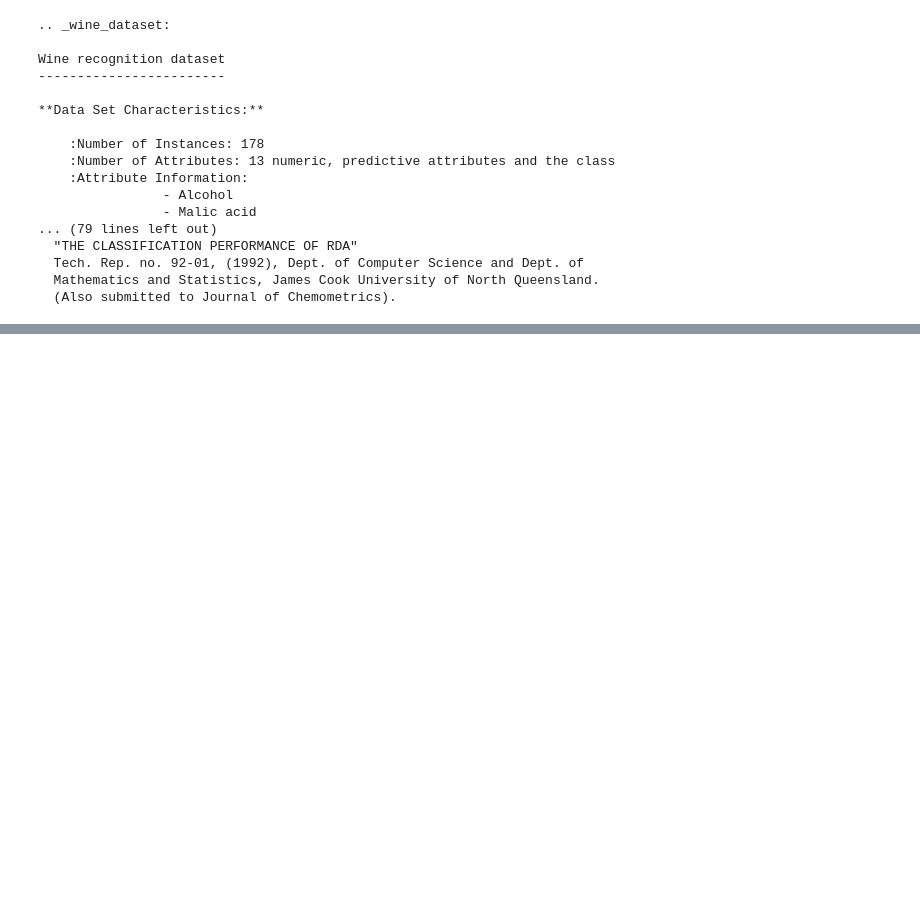
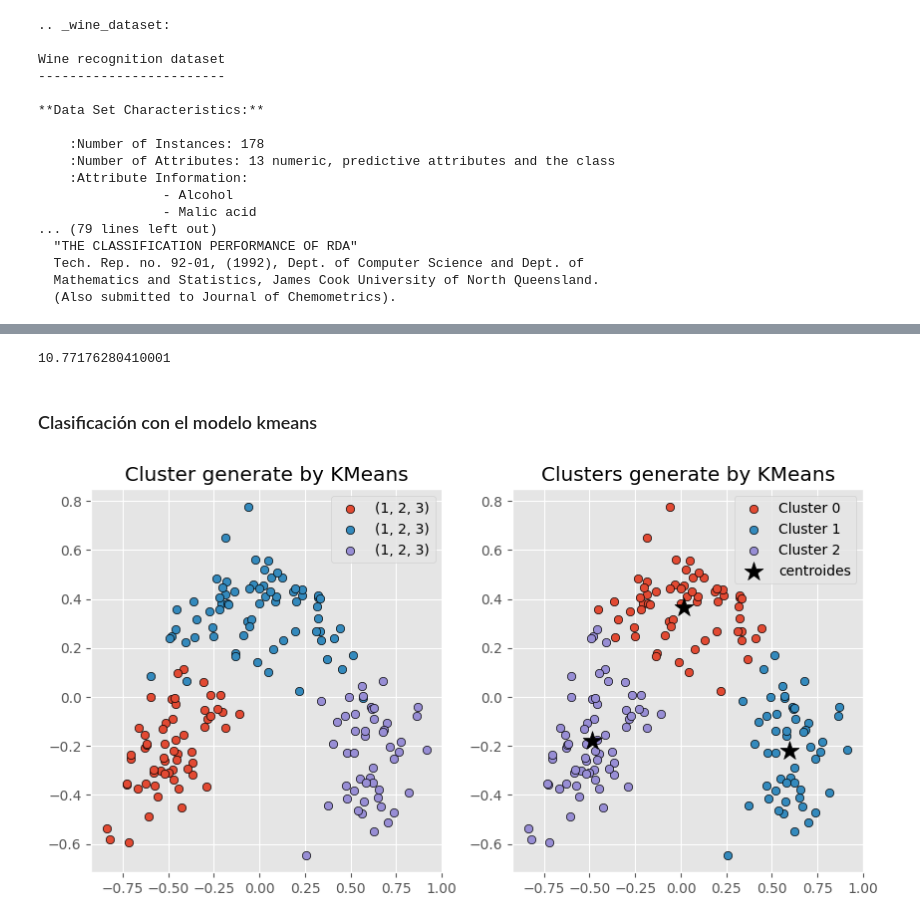
Before and after one commit to RDLL/curso_mineria_de_datos, a Jupyter notebook: Tarea_7.ipynb, the cells around one changed output, grey strips where cells are left out. Cells and saved outputs as stored; diff of their text form; code cells hidden in the pictures; blank space fills up the shorter version.

```diff
--- a/Tarea_7.ipynb
+++ b/Tarea_7.ipynb
@@ -38,4 +43,0 @@ dict_keys(['data', 'target', 'frame', 'target_names', 'DESCR', 'feature_names'])
-# %%
-ind = []
-for i in range(len(wine.target)):
-  ind.append(wine.target_names[wine.target[i]])
@@ -230,0 +158,6 @@ Normalized confusion matrix
+# %%
+pipe["cluster"]["kmeans"].inertia_
+# %% [output]
+10.77176280410001
+# %% [markdown]
+### Clasificación con el modelo kmeans
@@ -230,0 +166,40 @@ Normalized confusion matrix
+# %%
+fig,ax = plt.subplots(1,2,figsize=(10,5))
+for i in np.unique(wine['target']):
+  ax[0].scatter(
+      x = pipe["preprocessor"].transform(wine['data'])[wine['target'] == i,0],
+      y = pipe["preprocessor"].transform(wine['data'])[wine['target'] == i,1],
+      c = plt.rcParams['axes.prop_cycle'].by_key()['color'][i],
+      marker = 'o',
+      edgecolor = 'black',
+      label=(1,2,3)
+  )
+
+ax[0].set_title('Cluster generate by KMeans')
+ax[0].legend();
+
+for i in np.unique(pipe["cluster"]["kmeans"].labels_):
+  ax[1].scatter(
+      x = preprocessed_data[pipe["cluster"]["kmeans"].labels_ == i,0],
+      y = preprocessed_data[pipe["cluster"]["kmeans"].labels_ == i,1],
+      c = plt.rcParams['axes.prop_cycle'].by_key()['color'][i],
+      marker = 'o',
+      edgecolor = 'black',
+      label = f"Cluster {i}"
+  )
+
+ax[1].scatter(
+    x = pipe["cluster"]["kmeans"].cluster_centers_[:,0],
+    y = pipe["cluster"]["kmeans"].cluster_centers_[:,1],
+
+    c = 'black',
+    s = 200,
+    marker = '*',
+    label = 'centroides'
+)
+
+ax[1].set_title('Clusters generate by KMeans')
+
+ax[1].legend();
+# %% [output]
+[figure, added]
```
Also changed, not shown: parts of 35 cells of this notebook.
